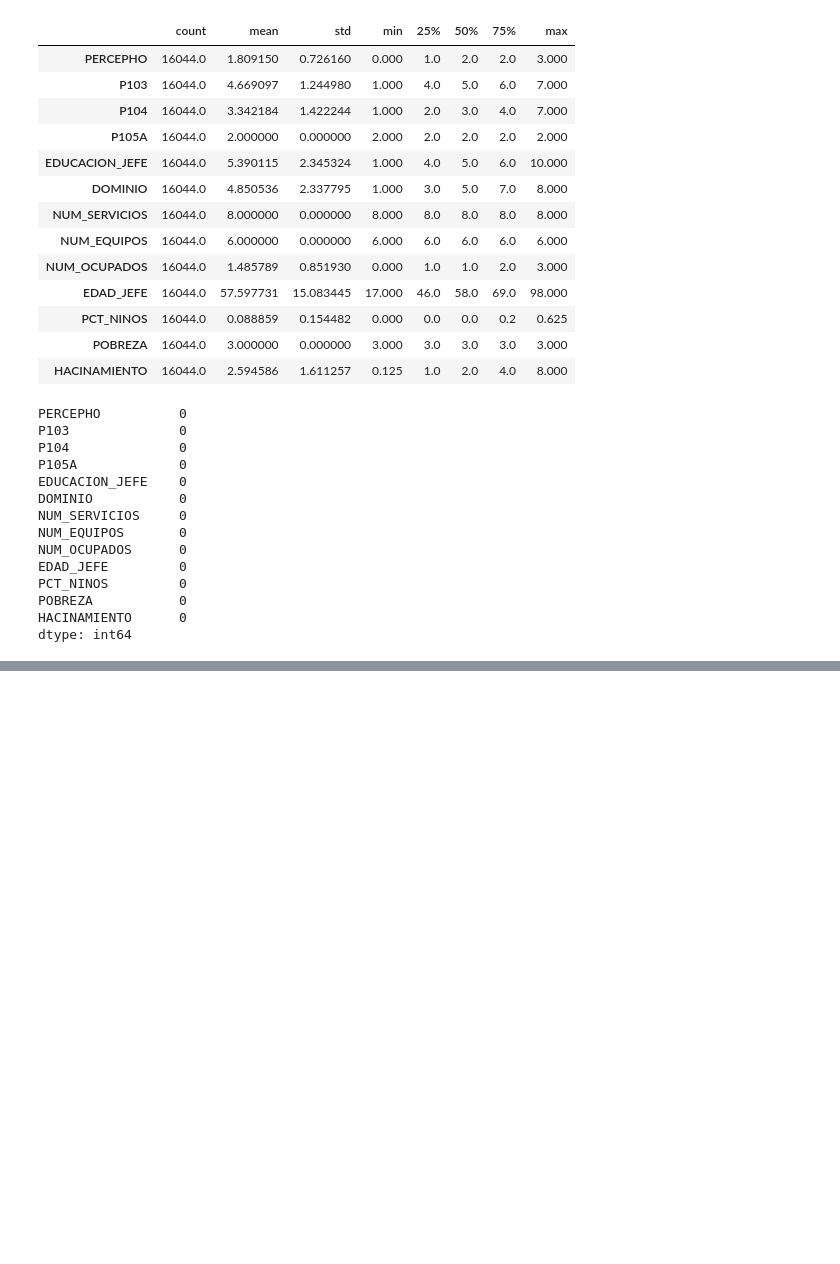
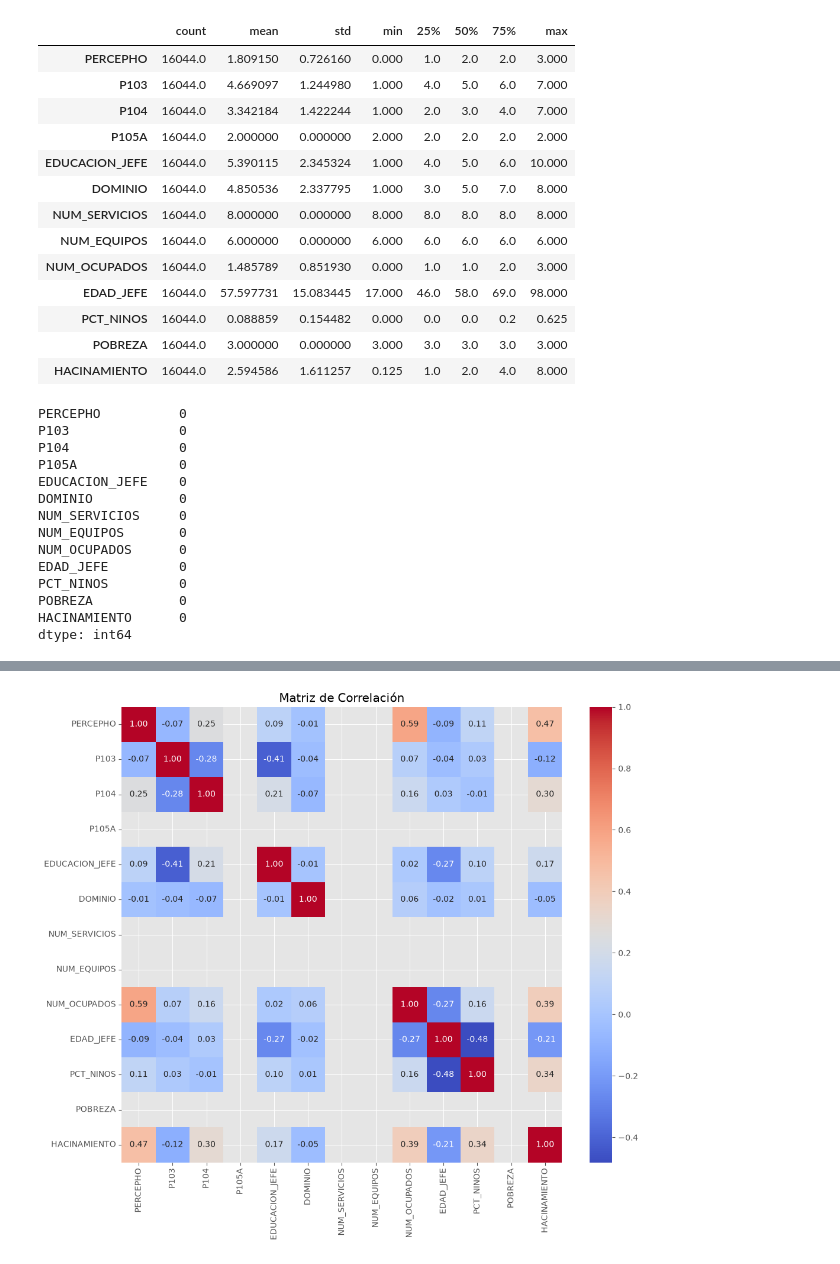
Before and after one commit to DianAnto2103/AnalisisENAHO2025, a Jupyter notebook: notebooks/03_Analisis_Visualizacion_y_conclusiones.ipynb, the cells around one changed output, grey strips where cells are left out. Saved outputs shown, nothing was run; the diff lists cells and outputs as text; code cells hidden in the pictures; blank space fills up the shorter version.

```diff
--- a/notebooks/03_Analisis_Visualizacion_y_conclusiones.ipynb
+++ b/notebooks/03_Analisis_Visualizacion_y_conclusiones.ipynb
@@ -109,0 +132,22 @@ dtype: int64
+# %%
+# =====================================
+# MATRIZ DE CORRELACIÓN
+# =====================================
+
+plt.figure(figsize=(12, 10))
+
+sns.heatmap(
+    df.corr(numeric_only=True),
+    annot=True,
+    cmap="coolwarm",
+    fmt=".2f"
+)
+
+plt.title("Matriz de Correlación")
+
+# Guardar figura
+plt.savefig("../figures/analisis_correlacion.png", dpi=300, bbox_inches="tight")
+
+plt.show()
+# %% [output]
+[figure, added]
```
Also changed, not shown: parts of 1 cell of this notebook, 1 other file.
